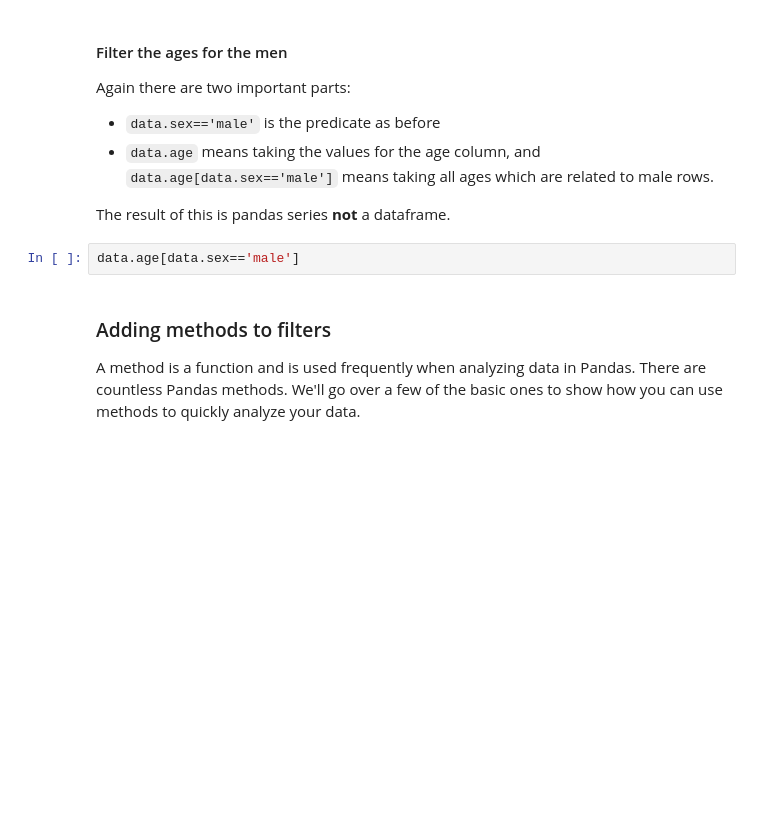
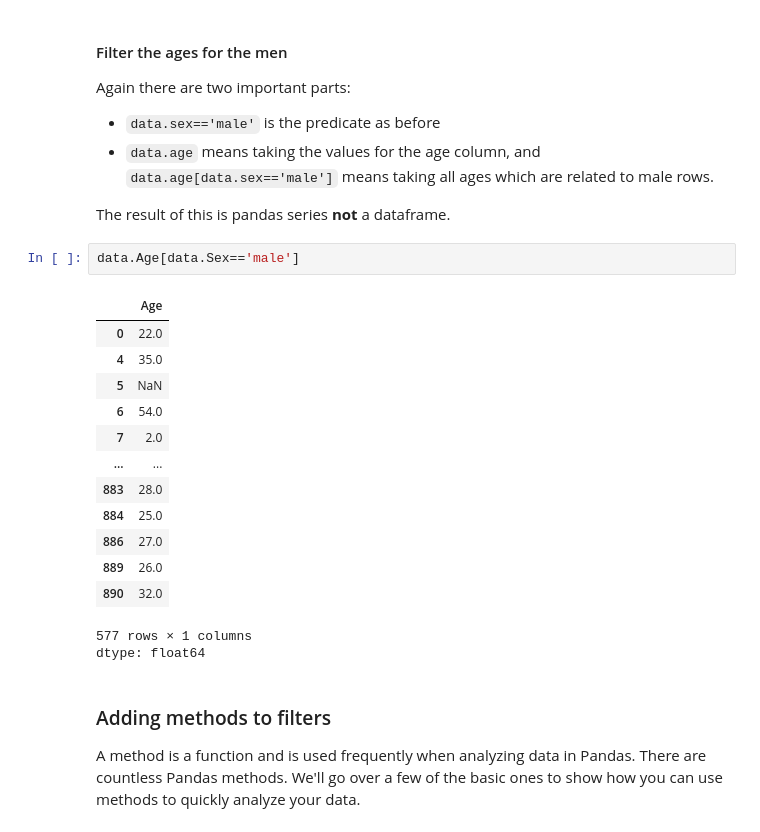
Before and after one commit to Hernandez-Zachary/CPE311, a Jupyter notebook: Pandas_Review_Hernandez.ipynb, the cells around one changed output. Cells and saved outputs as stored; diff of their text form; blank space fills up the shorter version.

```diff
--- a/Pandas_Review_Hernandez.ipynb
+++ b/Pandas_Review_Hernandez.ipynb
@@ -252,7 +370,22 @@ Again there are two important parts:
 
 The result of this is pandas series **not** a dataframe.
 # %%
-data.age[data.sex=='male']
+data.Age[data.Sex=='male']
+# %% [output]
+|  | Age |
+| 0 | 22.0 |
+| 4 | 35.0 |
+| 5 | NaN |
+| 6 | 54.0 |
+| 7 | 2.0 |
+| ... | ... |
+| 883 | 28.0 |
+| 884 | 25.0 |
+| 886 | 27.0 |
+| 889 | 26.0 |
+| 890 | 32.0 |
+577 rows × 1 columns
+dtype: float64
 # %% [markdown]
 ### Adding methods to filters
 
```
Also changed, not shown: parts of 42 cells of this notebook.
